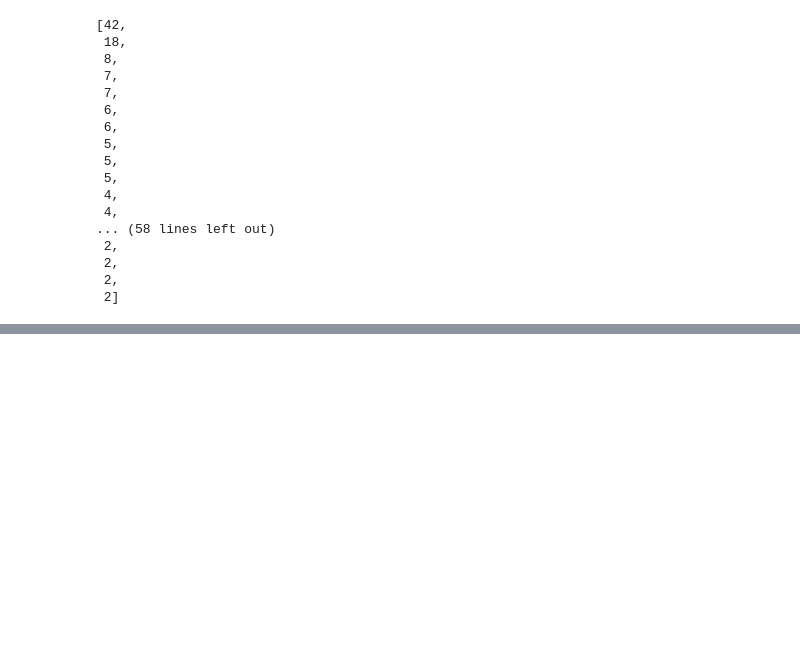
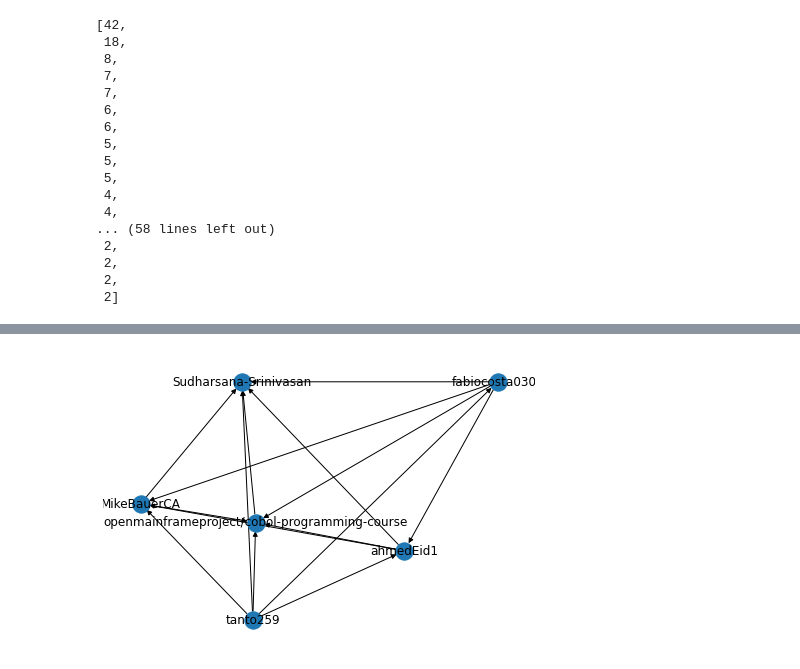
Before and after one commit to fzanart/Socialz, a Jupyter notebook: Mining_frequent_subgraphs.ipynb, the cells around one changed output, grey strips where cells are left out. Saved outputs shown, nothing was run; the diff lists cells and outputs as text; code cells hidden in the pictures; blank space fills up the shorter version.

```diff
--- a/Mining_frequent_subgraphs.ipynb
+++ b/Mining_frequent_subgraphs.ipynb
@@ -234,0 +187,3 @@ Total:  0.86 s
+# %%
+sub_am = nx.to_pandas_adjacency(G, list(get_component(node, connected_components)))
+sub_am
@@ -234,0 +215,5 @@ Total:  0.86 s
+# %%
+S = nx.from_pandas_adjacency(sub_am)
+nx.draw(S, with_labels=True, arrows=True)
+# %% [output]
+[figure, added]
```
Also changed, not shown: parts of 26 cells of this notebook.
